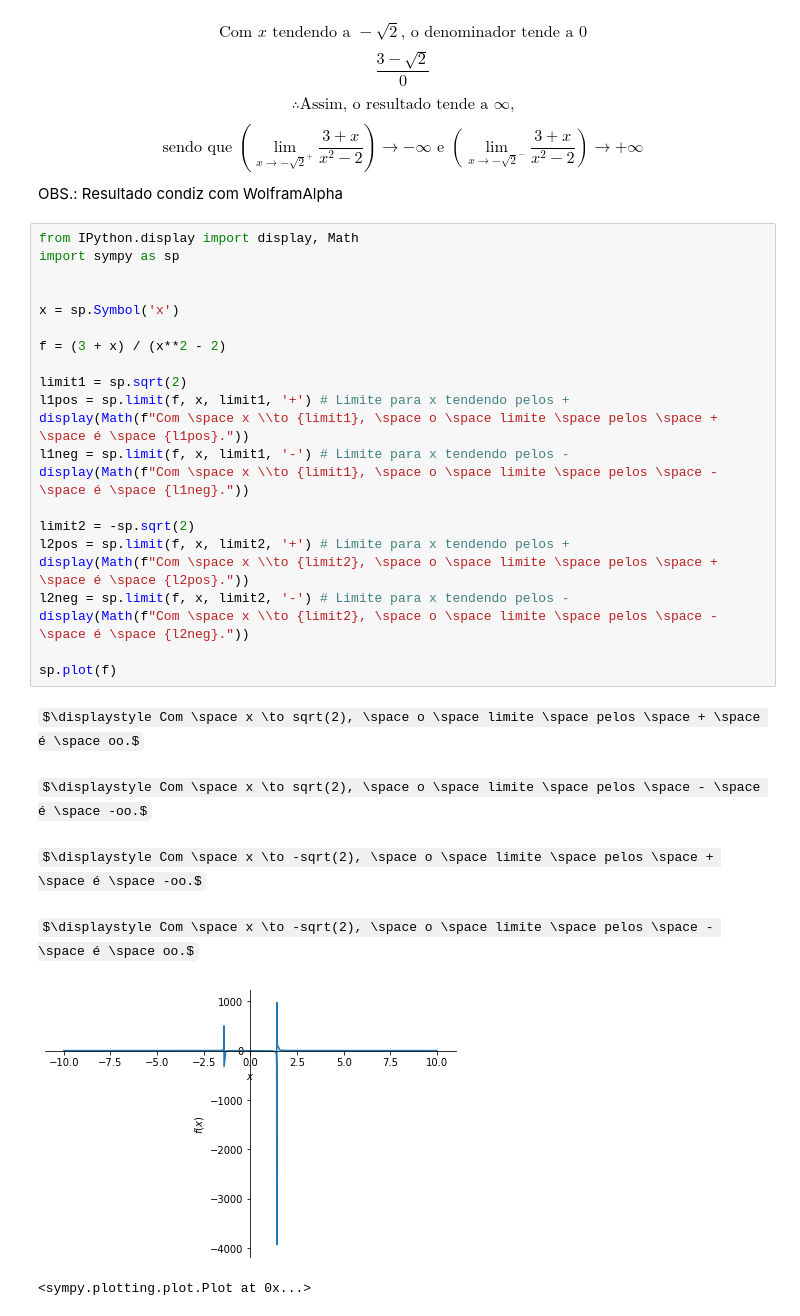
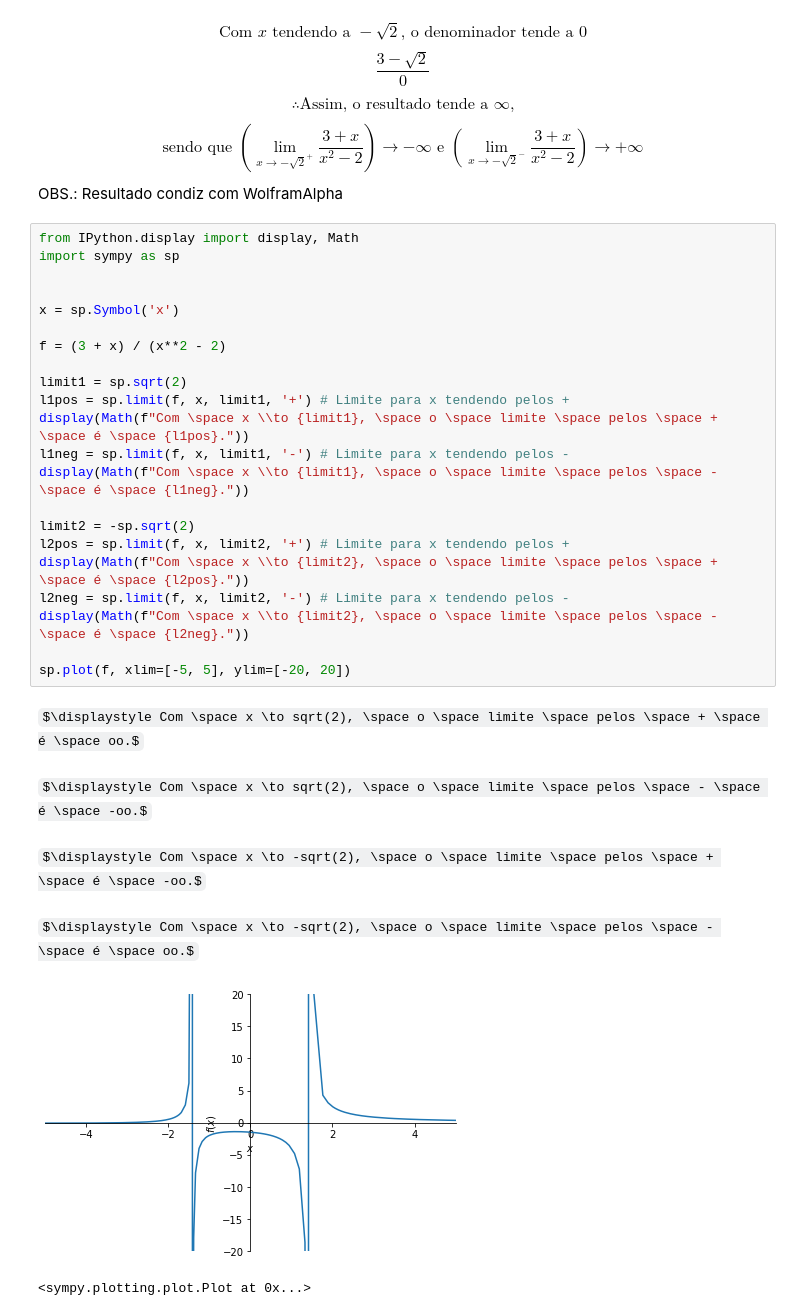
Before and after one commit to lucas-azdias/Modelagem-de-Fenomenos-Fisicos, a Jupyter notebook: Trabalho Prático 1 - RA1/Trabalho Prático 1 - RA1.ipynb, the cells around one changed output. Cells and saved outputs as stored; diff of their text form; some formulas as TeX source.

```diff
--- a/Trabalho Prático 1 - RA1/Trabalho Prático 1 - RA1.ipynb
+++ b/Trabalho Prático 1 - RA1/Trabalho Prático 1 - RA1.ipynb
@@ -388,29 +388,29 @@ OBS.: Resultado condiz com WolframAlpha
 # %%
 from IPython.display import display, Math
 import sympy as sp
 
 
 x = sp.Symbol('x')
 
 f = (3 + x) / (x**2 - 2)
 
 limit1 = sp.sqrt(2)
 l1pos = sp.limit(f, x, limit1, '+') # Limite para x tendendo pelos +
 display(Math(f"Com \space x \\to {limit1}, \space o \space limite \space pelos \space + \space é \space {l1pos}."))
 l1neg = sp.limit(f, x, limit1, '-') # Limite para x tendendo pelos -
 display(Math(f"Com \space x \\to {limit1}, \space o \space limite \space pelos \space - \space é \space {l1neg}."))
 
 limit2 = -sp.sqrt(2)
 l2pos = sp.limit(f, x, limit2, '+') # Limite para x tendendo pelos +
 display(Math(f"Com \space x \\to {limit2}, \space o \space limite \space pelos \space + \space é \space {l2pos}."))
 l2neg = sp.limit(f, x, limit2, '-') # Limite para x tendendo pelos -
 display(Math(f"Com \space x \\to {limit2}, \space o \space limite \space pelos \space - \space é \space {l2neg}."))
 
-sp.plot(f)
+sp.plot(f, xlim=[-5, 5], ylim=[-20, 20])
 # %% [output]
 $\displaystyle Com \space x \to sqrt(2), \space o \space limite \space pelos \space + \space é \space oo.$
 $\displaystyle Com \space x \to sqrt(2), \space o \space limite \space pelos \space - \space é \space -oo.$
 $\displaystyle Com \space x \to -sqrt(2), \space o \space limite \space pelos \space + \space é \space -oo.$
 $\displaystyle Com \space x \to -sqrt(2), \space o \space limite \space pelos \space - \space é \space oo.$
-[figure, old version]
+[figure, new version]
 <sympy.plotting.plot.Plot at 0x...>
```
Also changed, not shown: parts of 4 cells of this notebook.
